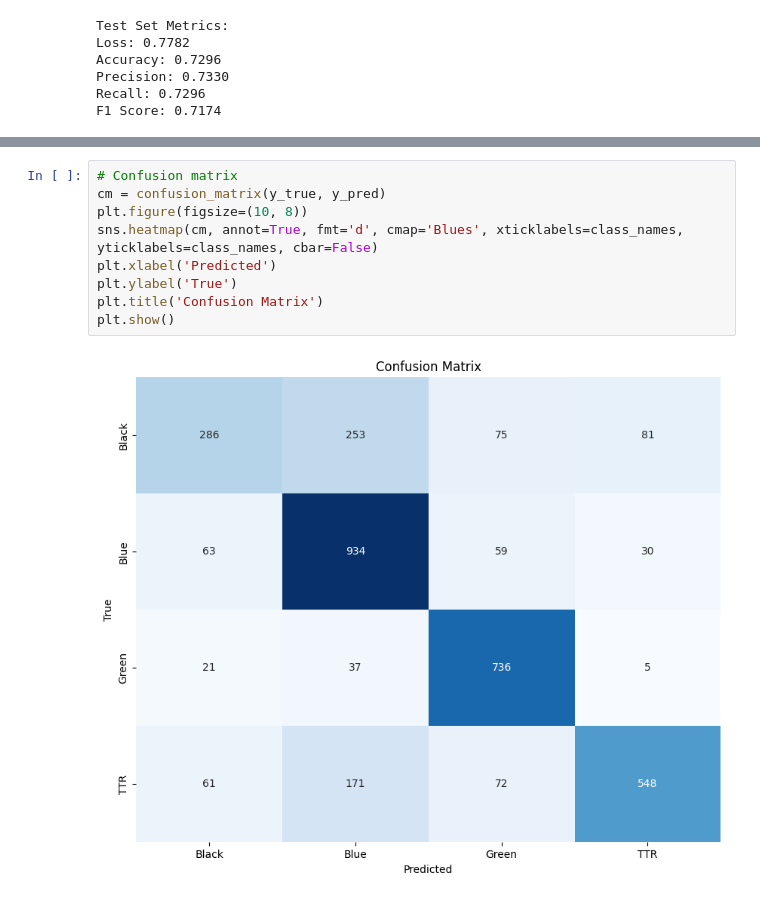
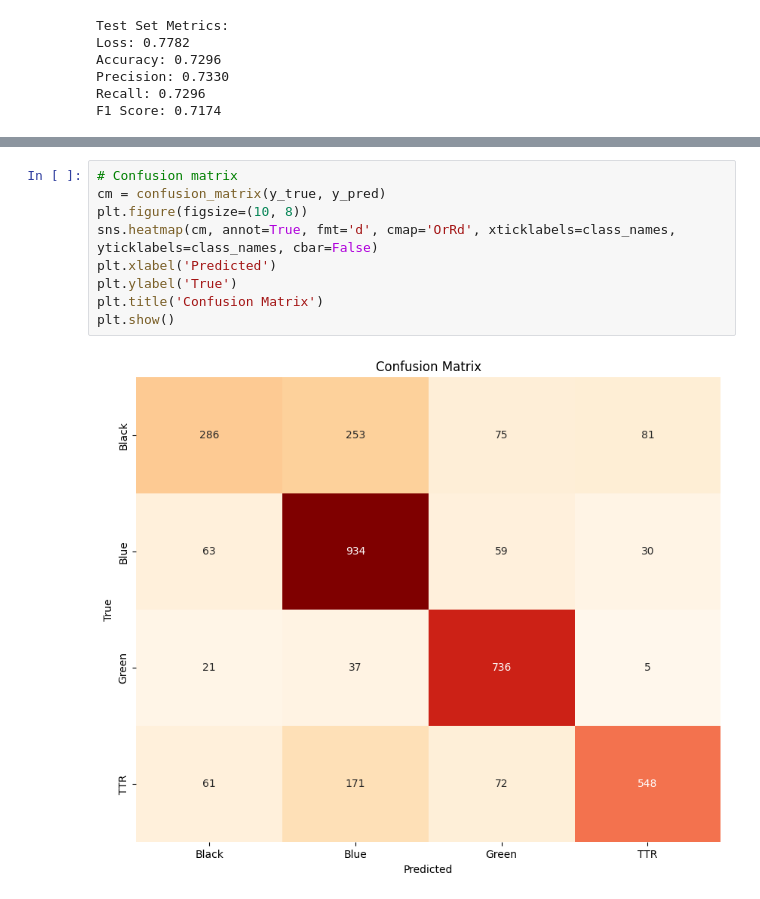
Before and after one commit to destinsaba/GarbageClassifier, a Jupyter notebook: predictionResults.ipynb, the cells around one changed output, grey strips where cells are left out. Saved outputs shown, nothing was run; the diff lists cells and outputs as text.

```diff
--- a/predictionResults.ipynb
+++ b/predictionResults.ipynb
@@ -263,14 +281,14 @@ TTR:
 # %%
 # Confusion matrix
 cm = confusion_matrix(y_true, y_pred)
 plt.figure(figsize=(10, 8))
-sns.heatmap(cm, annot=True, fmt='d', cmap='Blues', xticklabels=class_names, yticklabels=class_names, cbar=False)
+sns.heatmap(cm, annot=True, fmt='d', cmap='OrRd', xticklabels=class_names, yticklabels=class_names, cbar=False)
 plt.xlabel('Predicted')
 plt.ylabel('True')
 plt.title('Confusion Matrix')
 plt.show()
 # %% [output]
-[figure, old version]
+[figure, new version]
 # %%
 # ROC curve per-class
 fpr = dict()
```
Also changed, not shown: parts of 14 cells of this notebook.
